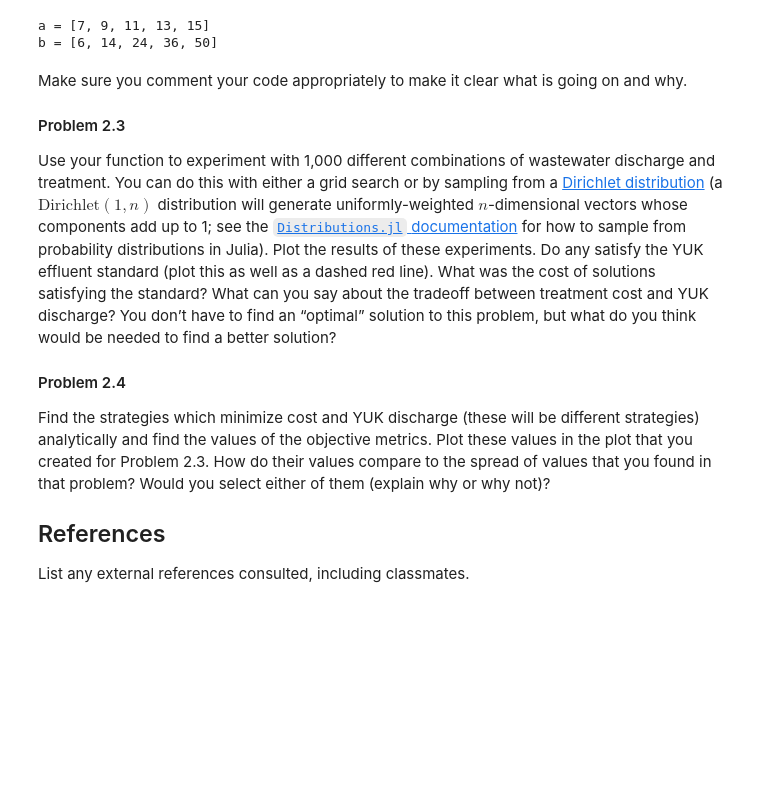
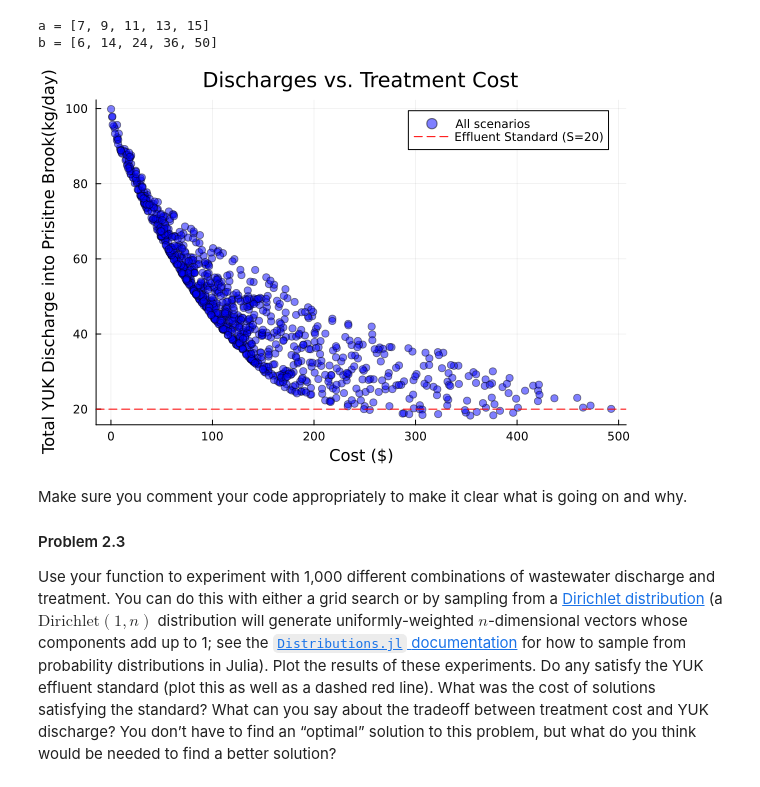
Before and after one commit to BEE4750-FA25/bee4750-hw1-ero23, a Jupyter notebook: hw01.ipynb, the cells around one changed output. Drawn from its saved outputs; the diff is of its cells as text; code cells hidden in the pictures; blank space fills up the shorter version.

```diff
--- a/hw01.ipynb
+++ b/hw01.ipynb
@@ -323,6 +323,47 @@ b = [out[2] for out in output]
 # %% [output]
 a = [7, 9, 11, 13, 15]
 b = [6, 14, 24, 36, 50]
+# %%
+# Parameters
+Q = 100 #m^3 / day or kg YUK/day
+S = 20 #kg YUK / day (Envi Standard)
+
+#Functions
+function YUK_outflow(X1, X2, X3)
+    land_output = X1 * 0.2
+    chem_output = 0.005 * X2^2
+    direct_output = X3
+    total_YUK =  land_output + chem_output + direct_output
+    return (total_YUK)
+end
+
+function cost(X1, X2)
+    return (X1^2 / 20 + 1.50 * X2)
+end
+
+#if land_output + chem_output + X3 <= 20
+
+n = 1000
+rand_ratios = rand(Dirichlet(3, 1.0), n)
+
+discharges = zeros(n)
+costs = zeros(n)
+X = Q .* rand_ratios  #turning all the flow ratios into the actual flows
+X1 = X[1,:]
+X2 = X[2,:]
+X3 = X[3,:]
+
+discharges = YUK_outflow.(X1, X2, X3) #Using Broadcasting instead of for loop!!
+costs = cost.(X1, X2)
+
+#Plotting
+scatter(costs, discharges, color=:blue, alpha=0.5, label="All scenarios",
+        xlabel="Cost (\$)", ylabel="Total YUK Discharge into Prisitne Brook(kg/day)",
+        title="Discharges vs. Treatment Cost")
+
+hline!([S], color=:red, linestyle=:dash, label="Effluent Standard (S=20)") #Eflluent Standard
+# %% [output]
+[figure, added]
 # %% [markdown]
 Make sure you comment your code appropriately to make it clear what is
 going on and why.
@@ -344,15 +385,3 @@ satisfying the standard? What can you say about the tradeoff between
 treatment cost and YUK discharge? You don’t have to find an “optimal”
 solution to this problem, but what do you think would be needed to find
 a better solution?
-
-#### Problem 2.4
-
-Find the strategies which minimize cost and YUK discharge (these will be
-different strategies) analytically and find the values of the objective
-metrics. Plot these values in the plot that you created for Problem 2.3.
-How do their values compare to the spread of values that you found in
-that problem? Would you select either of them (explain why or why not)?
-
-## References
-
-List any external references consulted, including classmates.
```
Also changed, not shown: parts of 13 cells of this notebook.
